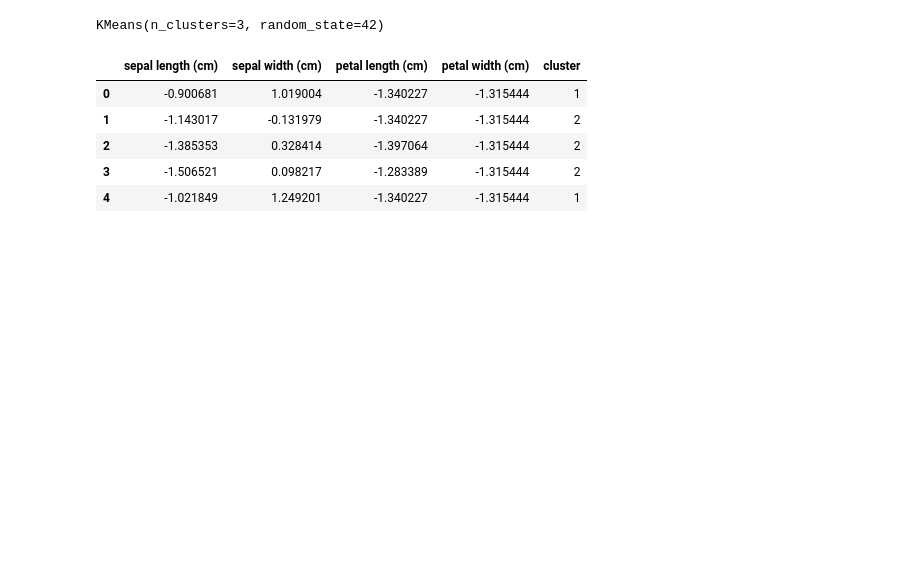
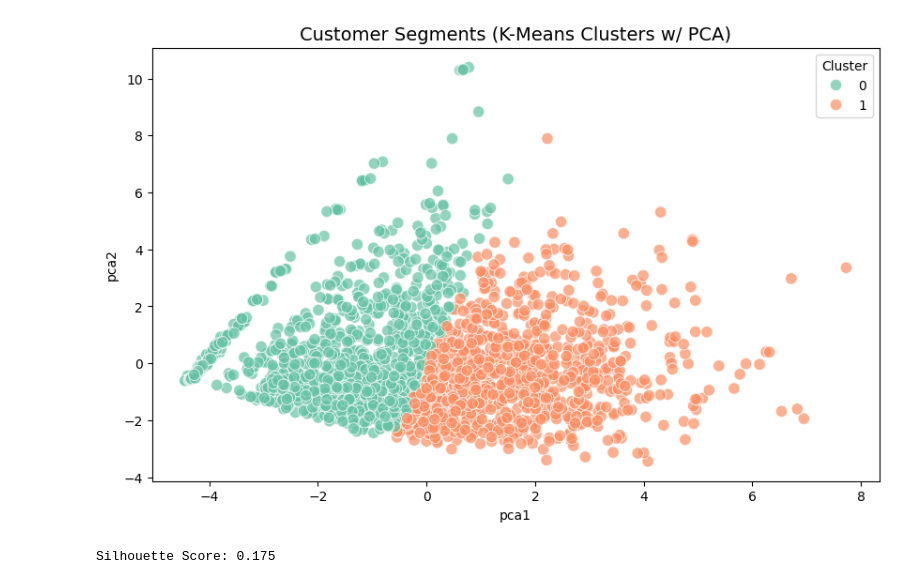
Before and after one commit to kashmalaarif3/capstone-project, a Jupyter notebook: notebooks/train_kmeans.ipynb, the cells around one changed output. Saved outputs shown, nothing was run; the diff lists cells and outputs as text; code cells hidden in the pictures; blank space fills up the shorter version.

```diff
--- a/notebooks/train_kmeans.ipynb
+++ b/notebooks/train_kmeans.ipynb
@@ -6,0 +12,9 @@ df = pd.read_csv('iris_scaled.csv')
+# %%
+# 1. Load dataset
+df = pd.read_csv("customer_cleaned.csv")
+
+for c in ['sale_date', 'last_purchase_date']:
+    if c in df.columns:
+        df[c] = pd.to_datetime(df[c], errors="coerce")
+
+df.info()
@@ -9,15 +153,43 @@ df = df.drop(columns = ['target', 'species'])
-# %%
-kmeans_model = KMeans(n_clusters=3, random_state=42)
-kmeans_model.fit(df)
-# %% [output]
-KMeans(n_clusters=3, random_state=42)
-# %%
-df['cluster'] = kmeans_model.labels_
-df.head()
-# %% [output]
-|  | sepal length (cm) | sepal width (cm) | petal length (cm) | petal width (cm) | cluster |
-| 0 | -0.900681 | 1.019004 | -1.340227 | -1.315444 | 1 |
-| 1 | -1.143017 | -0.131979 | -1.340227 | -1.315444 | 2 |
-| 2 | -1.385353 | 0.328414 | -1.397064 | -1.315444 | 2 |
-| 3 | -1.506521 | 0.098217 | -1.283389 | -1.315444 | 2 |
-| 4 | -1.021849 | 1.249201 | -1.340227 | -1.315444 | 1 |
+# %%
+
+# Run clustering with chosen K
+kmeans = KMeans(n_clusters=2, random_state=42)
+customer_summary["cluster"] = kmeans.fit_predict(X)
+# %%
+from sklearn.decomposition import PCA
+
+# Run KMeans
+kmeans = KMeans(n_clusters=2, random_state=42)
+customer_summary["cluster"] = kmeans.fit_predict(X)
+
+# Reduce dimensions to 2D with PCA
+pca = PCA(n_components=2, random_state=42)
+X_pca = pca.fit_transform(X)
+
+# Add PCA results back to DataFrame for plotting
+customer_summary["pca1"] = X_pca[:, 0]
+customer_summary["pca2"] = X_pca[:, 1]
+
+# Scatter plot of clusters
+plt.figure(figsize=(10,6))
+sns.scatterplot(
+    x="pca1", y="pca2",
+    hue="cluster",
+    palette="Set2",
+    data=customer_summary,
+    alpha=0.7,
+    s=80
+)
+plt.title("Customer Segments (K-Means Clusters w/ PCA)", fontsize=14)
+plt.legend(title="Cluster")
+plt.show()
+# %% [output]
+[figure, added]
+# %%
+from sklearn.metrics import silhouette_score
+
+# Compute silhouette score
+sil_score = silhouette_score(X, customer_summary["cluster"])
+print(f"Silhouette Score: {sil_score:.3f}")
+# %% [output]
+Silhouette Score: 0.175
```
Also changed, not shown: parts of 8 cells of this notebook, 8 other files.
